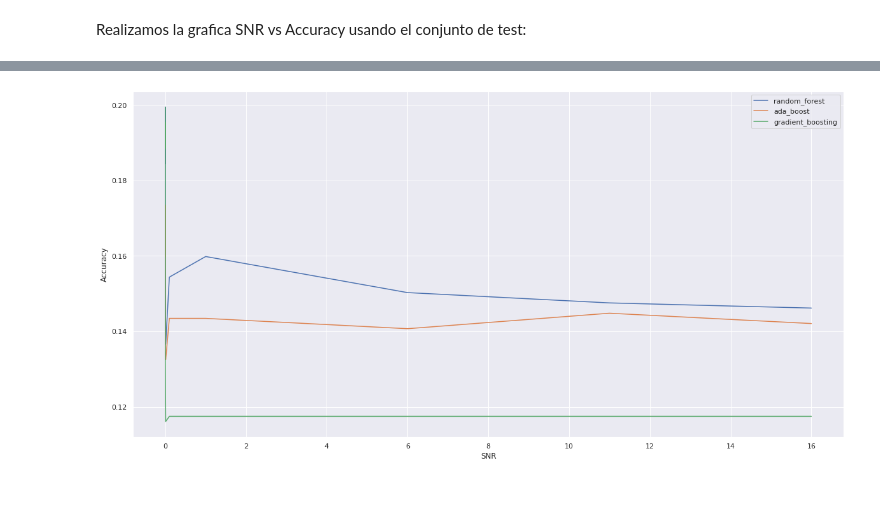
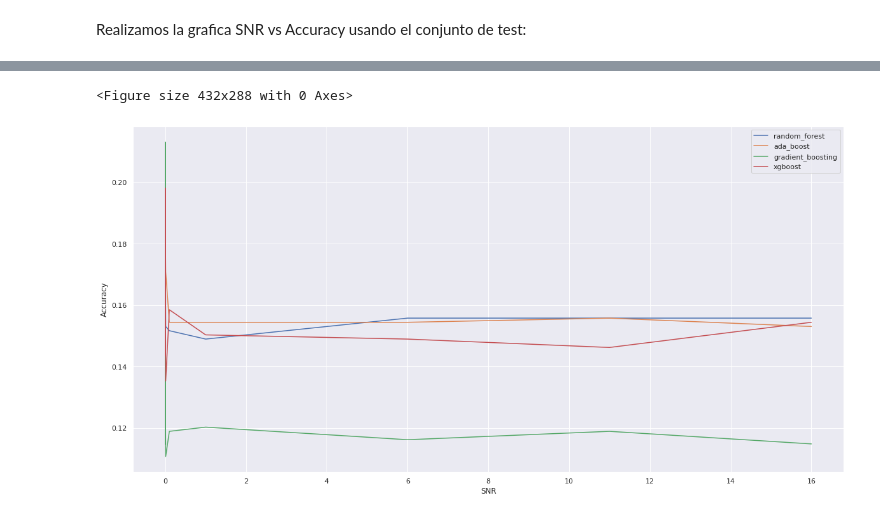
Before and after one commit to magistery-tps/aa-tp2, a Jupyter notebook: notebooks/tp2.ipynb, the cells around one changed output, grey strips where cells are left out. Saved outputs shown, nothing was run; the diff lists cells and outputs as text; code cells hidden in the pictures.

```diff
--- a/notebooks/tp2.ipynb
+++ b/notebooks/tp2.ipynb
@@ -513,8 +588,8 @@ def generate_noisy_features(example_paths, noise_level):
 
     return X, y
 
-def noise_vs_accuracy_metrics(models, example_paths, y_test, noise_levels):
-    accuracy = {i:[] for i in range(0, len(models)) }
+def noise_vs_accuracy_metrics(models, example_paths, y_test, noise_levels, model_names):
+    accuracy = {n:[] for n in model_names }
 
     for noise_level in noise_levels:
         X_noise, _ = generate_noisy_features(example_paths, noise_level)
@@ -522,11 +597,13 @@ def noise_vs_accuracy_metrics(models, example_paths, y_test, noise_levels):
 
         for i, model in enumerate(models):
             acc = model.score(X_noise, y_true)
-            accuracy[i].append(acc)
-            print('Model: {}, SNR: {}, Accuracy: {:.2f} %'.format(i, noise_level, acc * 100))
+            accuracy[model_names[i]].append(acc)
+            print('Model: {}, SNR: {}, Accuracy: {:.2f} %'.format(model_names[i], noise_level, acc * 100))
 
     return noise_levels, accuracy
 # %%
-noise_levels = [10 ** -v for v in range(100, 0, -20)] + [10 ** -v for v in range(9, 0, -1)] + list(range(1, 20, 5))
+model_names = ['random_forest', 'ada_boost', 'gradient_boosting', 'xgboost']
+
+noise_levels = [10 ** -v for v in range(300, 0, -50)] + [10 ** -v for v in range(9, 0, -1)] + list(range(1, 20, 5))
 noise_levels
 # %% [output]
@@ -554,10 +632,11 @@ test_example_paths = X_test['file_path'].unique()
 Realizamos la grafica SNR vs Accuracy usando el conjunto de test:
 # %%
 noise_levels, accuracy = noise_vs_accuracy_metrics(
-    [random_forest, ada_boost, gradient_boosting],
+    [random_forest, ada_boost, gradient_boosting, xgboost],
     test_example_paths,
     y_test,
-    noise_levels
+    noise_levels,
+    model_names
 )
 # %% [output]
 Dataset alredy downloaded!
@@ -609,23 +699,17 @@ Dataset alredy downloaded!
 # %%
-def plot_metrics(noise_levels, accuracy, model_names):
-    sns.set_style("white")
-    sns.despine()
-    sns.set(rc={'figure.figsize':(20, 10)})
-    for number in accuracy:
-        sns.lineplot(
-            noise_levels,
-            accuracy[number],
-            label=model_names[number]
-        )
+sns.set_style("white")
+sns.despine()
+sns.set(rc={'figure.figsize':(20, 10)})
 
+def plot_metrics(noise_levels, accuracy):
+    for model_name in accuracy:
+        sns.lineplot(noise_levels, accuracy[model_name], label=model_name)
     plt.xlabel('SNR')
     plt.ylabel('Accuracy')
     plt.show()
+# %% [output]
+<Figure size 432x288 with 0 Axes>
 # %%
-plot_metrics(
-    noise_levels,
-    accuracy,
-    model_names = ['random_forest', 'ada_boost', 'gradient_boosting']
-)
+plot_metrics(noise_levels, accuracy)
 # %% [output]
-[figure, old version]
+[figure, new version]
```
Also changed, not shown: parts of 32 cells of this notebook, 3 other files.
